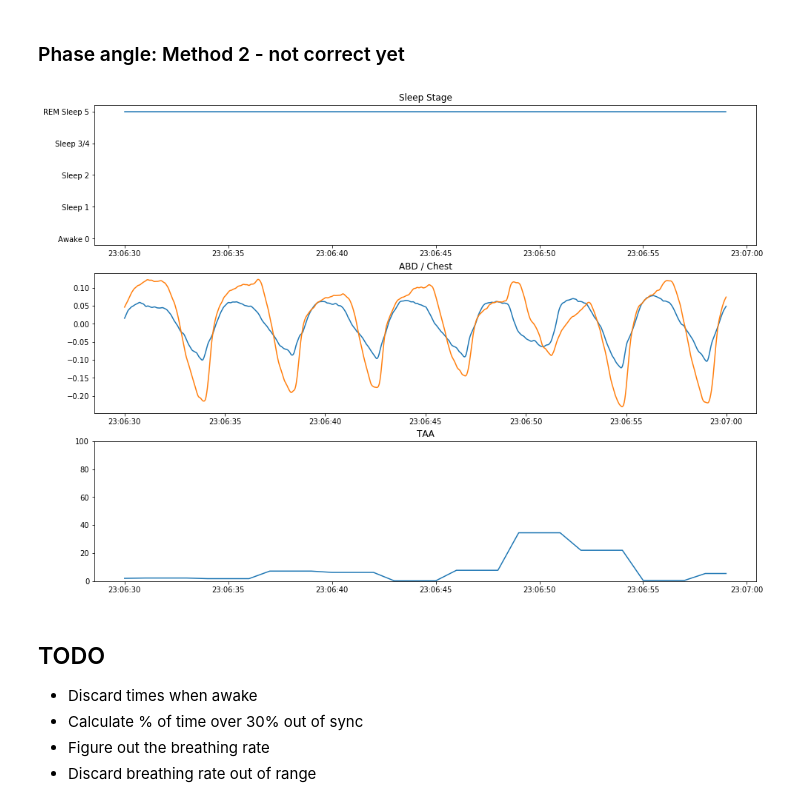
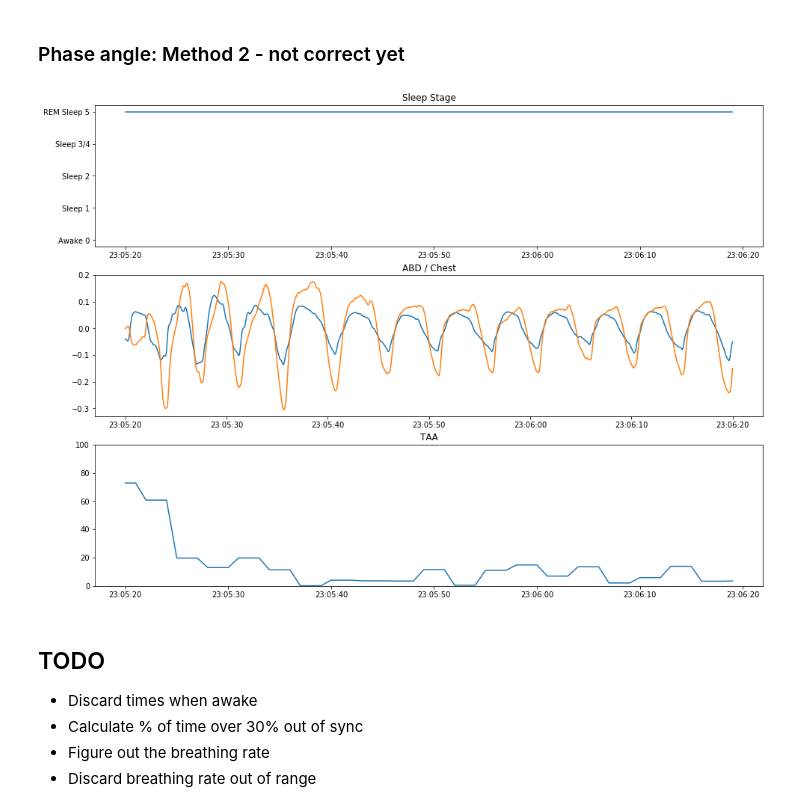
Before and after one commit to jonathanbranam/aisdb, a Jupyter notebook: FirstReadEDF.ipynb, the cells around one changed output. Saved outputs shown, nothing was run; the diff lists cells and outputs as text; code cells hidden in the pictures.

```diff
--- a/FirstReadEDF.ipynb
+++ b/FirstReadEDF.ipynb
@@ -71,13 +73,13 @@ def resample64(abd, chest):
 # %%
 import scipy.signal as signal
 
-def preprocess(sigs):
+def preprocess(abd, chest):
     '''
     sigs[0] should be ABD
     sigs[1] should be Chest
     '''
     # Resample to 64Hz
-    abd_64, chest_64 = resample64(sigs[0], sigs[1])
+    abd_64, chest_64 = resample64(abd, chest)
 
 
     bands =   (0, 0.05, 0.1, 5, 10, 32)
@@ -173,5 +170,5 @@ array([0., 0., 0., ..., 0., 0., 0.])
 # %%
-sigs = read_edf_signals(f, ['ABD', 'Chest', 'SAO2'])
+sigs = read_edf_signals(f, ['ABD', 'Chest'])
 #sigs = read_edf_signals_file('local-data/chat-baseline-300004.edf', ['ABD', 'Chest', 'SAO2'])
 # %% [output]
 read 0 from 34
@@ -179,0 +176,2 @@ read 2 from 49
+# %%
+abd, chest = preprocess(sigs[0], sigs[1])
@@ -255,8 +253,6 @@ taa = np.abs(taa)/np.pi
 numer = x1_r*x2_i - x2_r*x1_i
 denom = x1_r*x2_r + x1_i*x2_i
 taa = np.arctan2(numer, denom)
-# %%
-abd, chest = preprocess(sigs)
 # %%
 def chart_taa(start_time=5_600, window_len=30,
               abd=abd, chest=chest, taa=taa, stages=stages):
@@ -299,9 +295,9 @@ def chart_taa(start_time=5_600, window_len=30,
     plt.ylim(0,100)
     plt.plot(ss_time_range, taa[start_time:start_time+window_len]*100)
 # %%
-chart_taa(start_time=11_600, window_len=30)
+chart_taa(start_time=11_530, window_len=60)
 # %% [output]
-[figure, old version]
+[figure, new version]
 # %% [markdown]
 ## TODO
 
```
Also changed, not shown: parts of 13 cells of this notebook.
